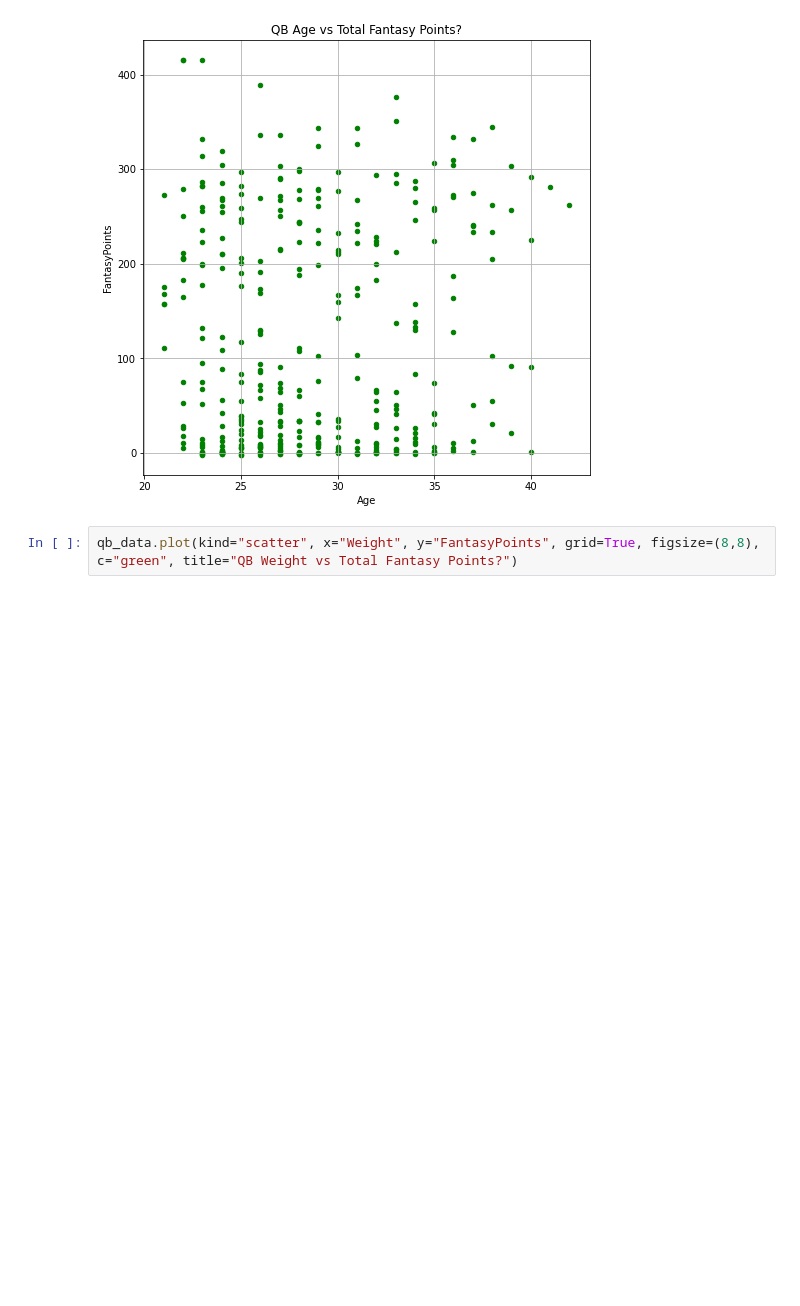
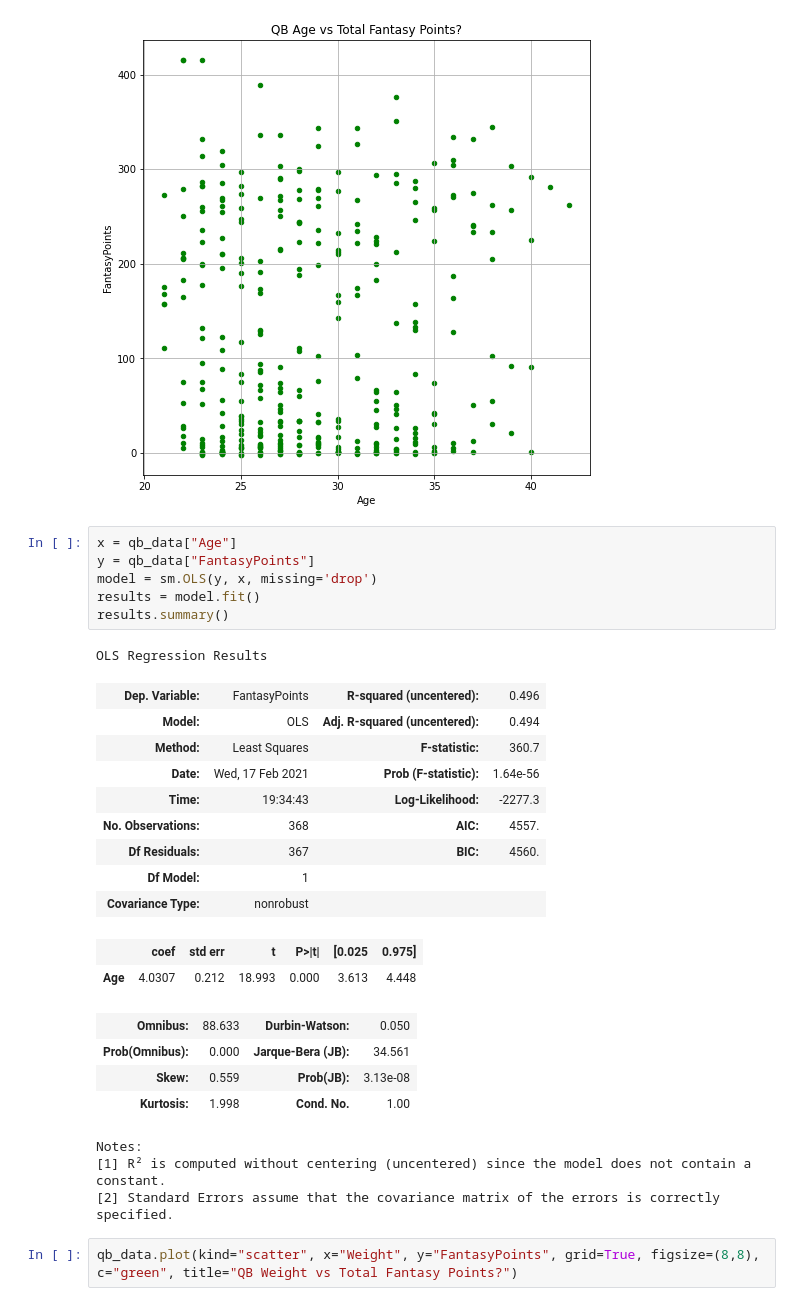
Before and after one commit to tiffanyharris711/pandasy-football, a Jupyter notebook: data.ipynb, the cells around one changed output. Cells and saved outputs as stored; diff of their text form; blank space fills up the shorter version.

```diff
--- a/data.ipynb
+++ b/data.ipynb
@@ -312,6 +364,32 @@ qb_data.plot(kind="scatter", x="Age", y="FantasyPoints", grid=True, figsize=(8,8
 # %% [output]
 <AxesSubplot:title={'center':'QB Age vs Total Fantasy Points?'}, xlabel='Age', ylabel='FantasyPoints'>
 [figure]
+# %%
+x = qb_data["Age"]
+y = qb_data["FantasyPoints"]
+model = sm.OLS(y, x, missing='drop')
+results = model.fit()
+results.summary()
+# %% [output]
+OLS Regression Results
+| Dep. Variable: | FantasyPoints | R-squared (uncentered): | 0.496 |
+| Model: | OLS | Adj. R-squared (uncentered): | 0.494 |
+| Method: | Least Squares | F-statistic: | 360.7 |
+| Date: | Wed, 17 Feb 2021 | Prob (F-statistic): | 1.64e-56 |
+| Time: | 19:34:43 | Log-Likelihood: | -2277.3 |
+| No. Observations: | 368 | AIC: | 4557. |
+| Df Residuals: | 367 | BIC: | 4560. |
+| Df Model: | 1 |  |  |
+| Covariance Type: | nonrobust |  |  |
+|  | coef | std err | t | P>|t| | [0.025 | 0.975] |
+| Age | 4.0307 | 0.212 | 18.993 | 0.000 | 3.613 | 4.448 |
+| Omnibus: | 88.633 | Durbin-Watson: | 0.050 |
+| Prob(Omnibus): | 0.000 | Jarque-Bera (JB): | 34.561 |
+| Skew: | 0.559 | Prob(JB): | 3.13e-08 |
+| Kurtosis: | 1.998 | Cond. No. | 1.00 |
+Notes:
+[1] R² is computed without centering (uncentered) since the model does not contain a constant.
+[2] Standard Errors assume that the covariance matrix of the errors is correctly specified.
 # %%
 qb_data.plot(kind="scatter", x="Weight", y="FantasyPoints", grid=True, figsize=(8,8), c="green", title="QB Weight vs Total Fantasy Points?")
 # %% [output]
```
Also changed, not shown: parts of 15 cells of this notebook.
